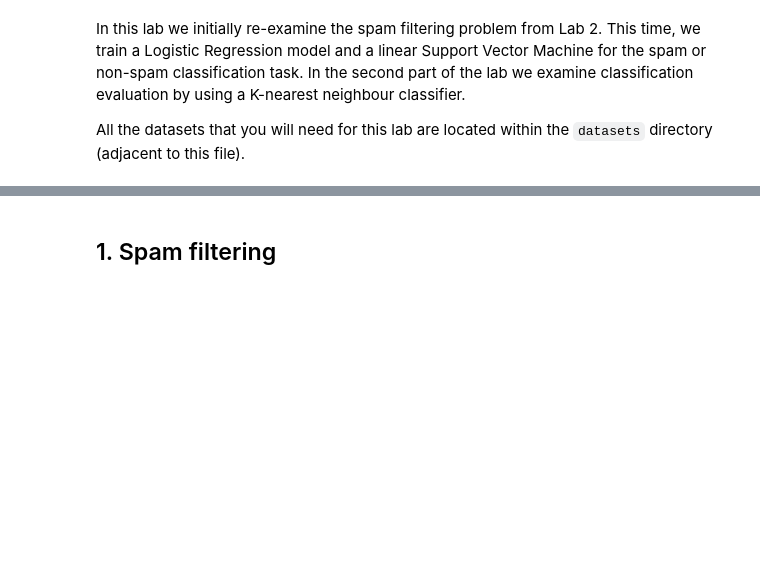
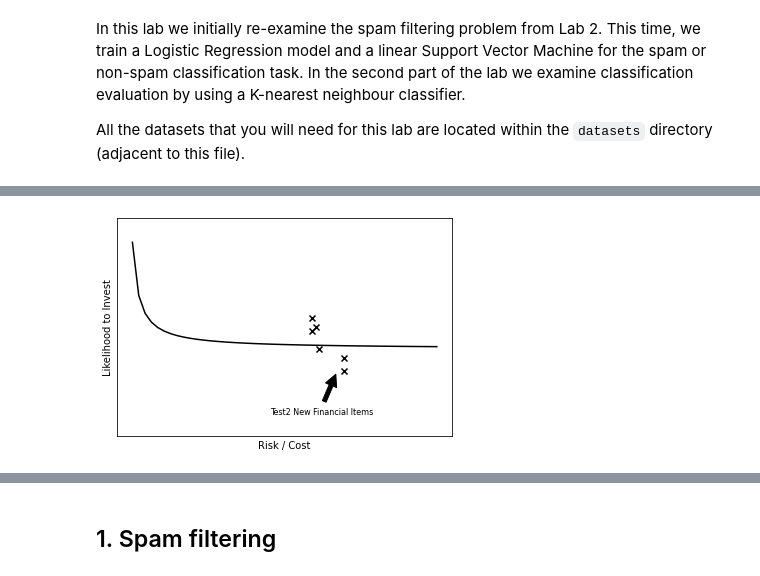
Before and after one commit to SiyuYang-1919/IAML-Lab-Exercises, a Jupyter notebook: SVM/03 - Classification and Evaluation.ipynb, the cells around one changed output, grey strips where cells are left out. Saved outputs shown, nothing was run; the diff lists cells and outputs as text; code cells hidden in the pictures; blank space fills up the shorter version.

```diff
--- a/SVM/03 - Classification and Evaluation.ipynb
+++ b/SVM/03 - Classification and Evaluation.ipynb
@@ -24,0 +113,26 @@ KNeighboursClassifier = KNeighborsClassifier # For the Brits!
+# %%
+x1 = np.linspace(0, 10, 50)
+y1 = 1 / (2*x1) + 2
+
+x2 = [6, 7, 6.1, 6, 6.2, 7]
+y2 = [2.4, 1.8, 2.5, 2.7, 2, 1.5]
+
+plt.plot(x1, y1, 'k-', label='Possible Type 2')
+plt.scatter(x2, y2, marker='x', color='black')
+plt.ylim(0, 5)
+
+plt.annotate('Test2 New Financial Items',
+             xy=(6.8, 1.5),
+             xytext=(6.3, 0.5),
+             ha="center",
+             arrowprops=dict(facecolor='black', shrink=0.1),
+             fontsize=8,
+            )
+
+plt.xticks([])
+plt.yticks([])
+plt.xlabel('Risk / Cost')
+plt.ylabel('Likelihood to Invest')
+plt.show()
+# %% [output]
+[figure, added]
```
Also changed, not shown: parts of 38 cells of this notebook, 4 other files.
